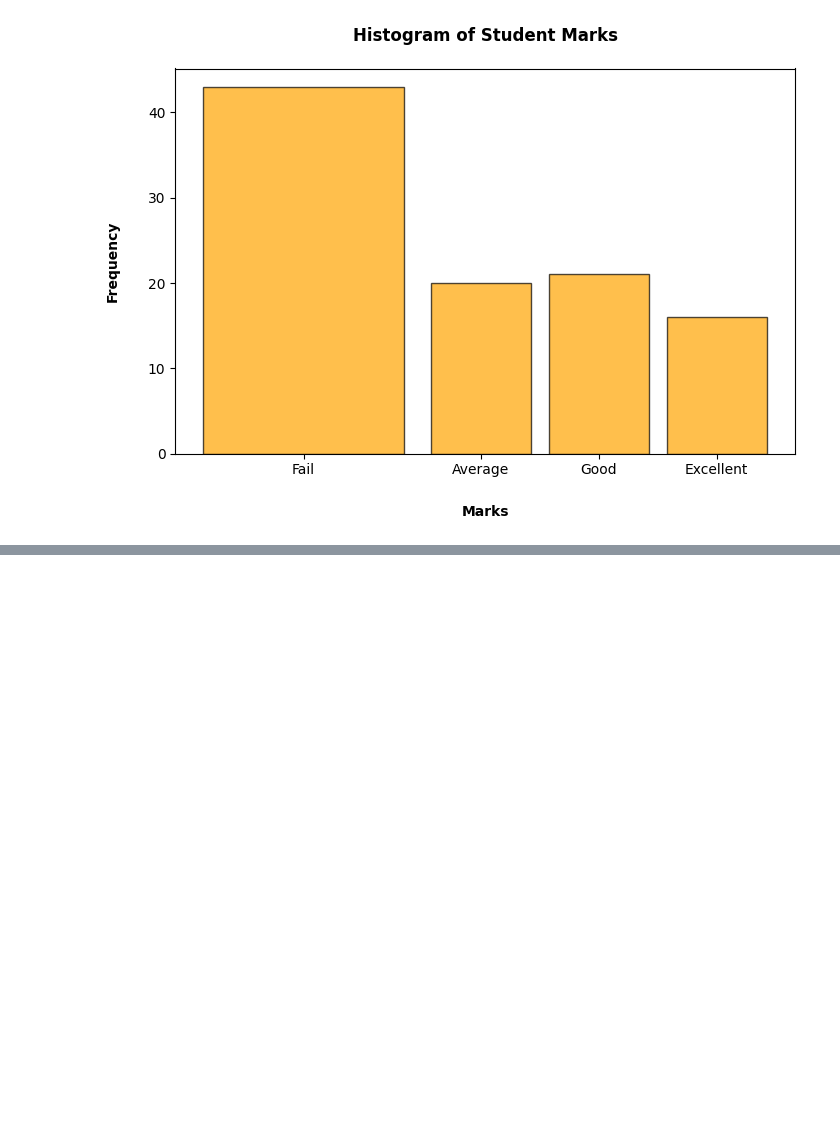
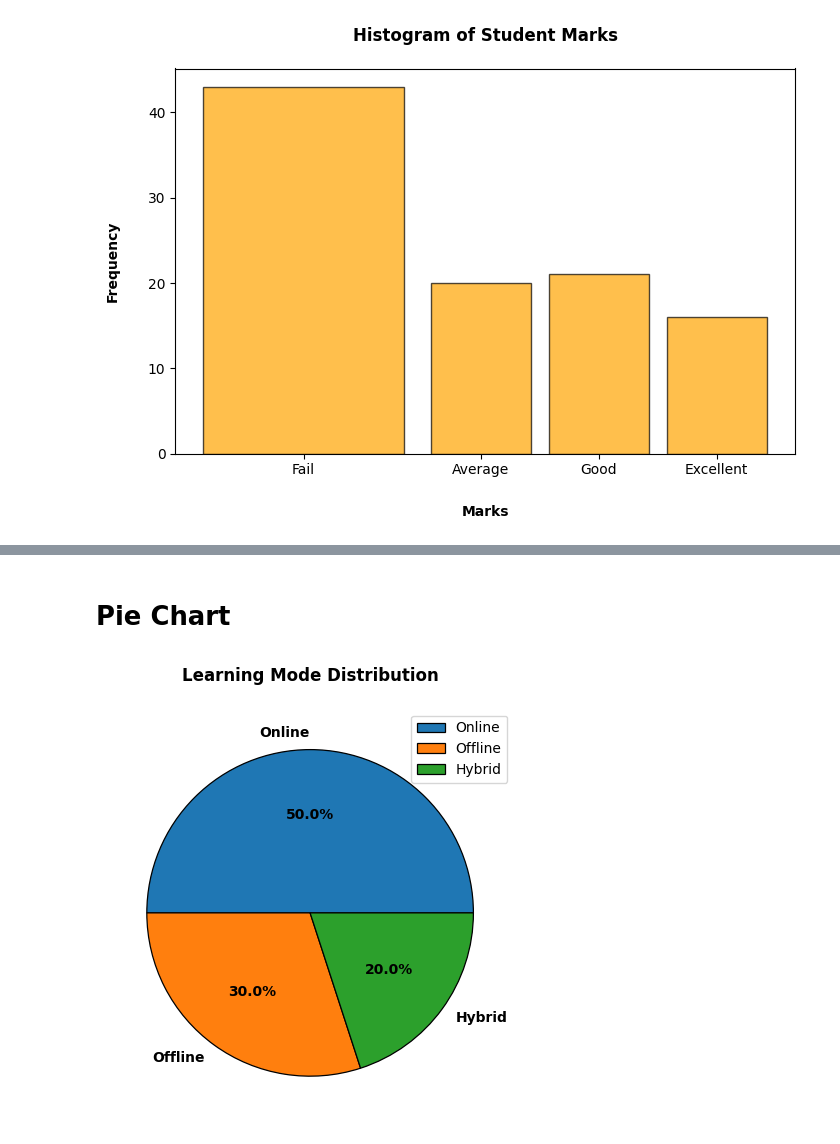
Before and after one commit to pratiksha-2410/Matplotlib-Charts, a Jupyter notebook: Line Plots.ipynb, the cells around one changed output, grey strips where cells are left out. Cells and saved outputs as stored; diff of their text form; code cells hidden in the pictures; blank space fills up the shorter version.

Commit message:
Pie Chart

```diff
--- a/Line Plots.ipynb
+++ b/Line Plots.ipynb
@@ -475,0 +476,19 @@ plt.show()
+# %% [markdown]
+# Pie Chart
+# %%
+labels = ["Online","Offline","Hybrid"]
+values = [50, 30, 20]
+
+plt.pie(values,
+        labels=labels,
+        autopct="%1.1f%%",wedgeprops=({'edgecolor':'black','linewidth':0.9}),textprops={'fontweight':'bold'})
+
+plt.title("Learning Mode Distribution",fontweight='bold',pad=20)
+plt.legend(labels,loc='upper right')
+
+plt.tight_layout()
+
+plt.savefig('Learning Mode Distribution Pie Chart.png')
+plt.show()
+# %% [output]
+[figure, added]
```
Also changed, not shown: parts of 3 cells of this notebook, 3 other files.
